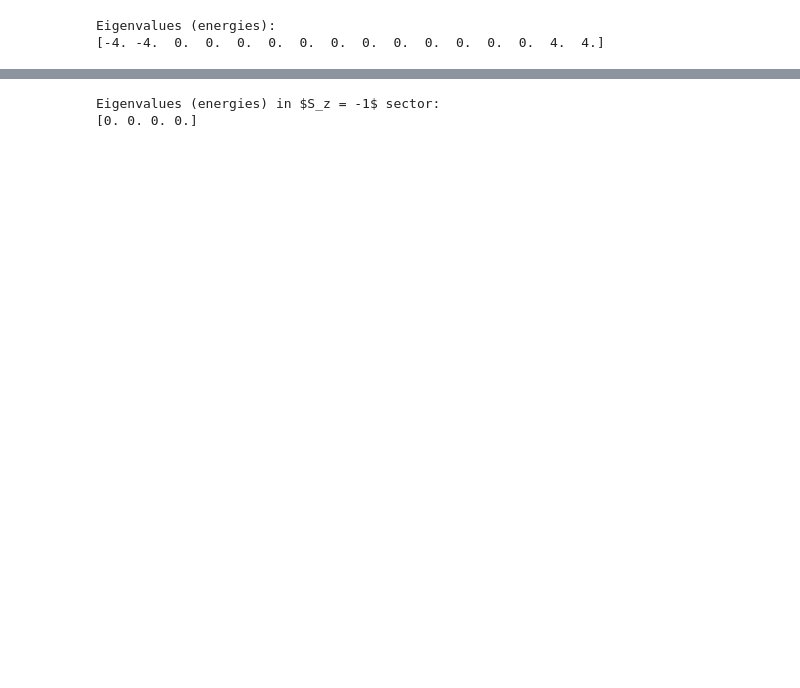
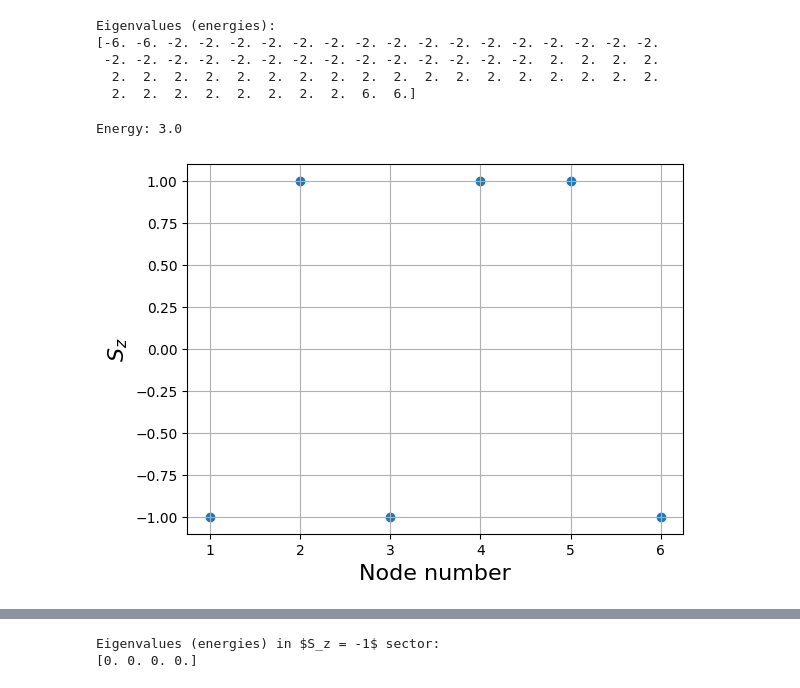
Before and after one commit to RailGrey/Exact-diagonalization, a Jupyter notebook: test.ipynb, the cells around one changed output, grey strips where cells are left out. Drawn from its saved outputs; the diff is of its cells as text; code cells hidden in the pictures; blank space fills up the shorter version.

```diff
--- a/test.ipynb
+++ b/test.ipynb
@@ -20,11 +6,11 @@ Fixed S_z sector dimension: 6
 # %%
 # Parameters
-N = 4         # Number of spins
+N = 6         # Number of spins
 J = 1.0       # Coupling constant
 h = 0.0       # Transverse field
 
 # Build Hamiltonian
-H = ising_hamiltonian(N, J, h)
+H = ising_hamiltonian(N, J, h, open_bc=False)
 
 # Diagonalize
 eigvals, eigvecs = np.linalg.eigh(H)
@@ -33,4 +19,20 @@ print("Eigenvalues (energies):")
 print(eigvals)
 # %% [output]
 Eigenvalues (energies):
-[-4. -4.  0.  0.  0.  0.  0.  0.  0.  0.  0.  0.  0.  0.  4.  4.]
+[-6. -6. -2. -2. -2. -2. -2. -2. -2. -2. -2. -2. -2. -2. -2. -2. -2. -2.
+ -2. -2. -2. -2. -2. -2. -2. -2. -2. -2. -2. -2. -2. -2.  2.  2.  2.  2.
+  2.  2.  2.  2.  2.  2.  2.  2.  2.  2.  2.  2.  2.  2.  2.  2.  2.  2.
+  2.  2.  2.  2.  2.  2.  2.  2.  6.  6.]
+# %%
+node_number = 56
+
+print(f"Energy: {eigvals[node_number]}")
+index_to_state = {i: np.array([1 if bit == '1' else -1 for bit in bin(i)[2:].zfill(N)]) for i in range(2**N)}
+plt.scatter(np.arange(1, N + 1, 1), index_to_state[np.argmax(eigvecs[:, node_number])])
+fontsize = 16
+plt.ylabel(f"$S_z$", fontsize=fontsize)
+plt.xlabel("Node number", fontsize=fontsize)
+plt.grid()
+# %% [output]
+Energy: 3.0
+[figure, added]
```
Also changed, not shown: parts of 8 cells of this notebook, 2 other files.
